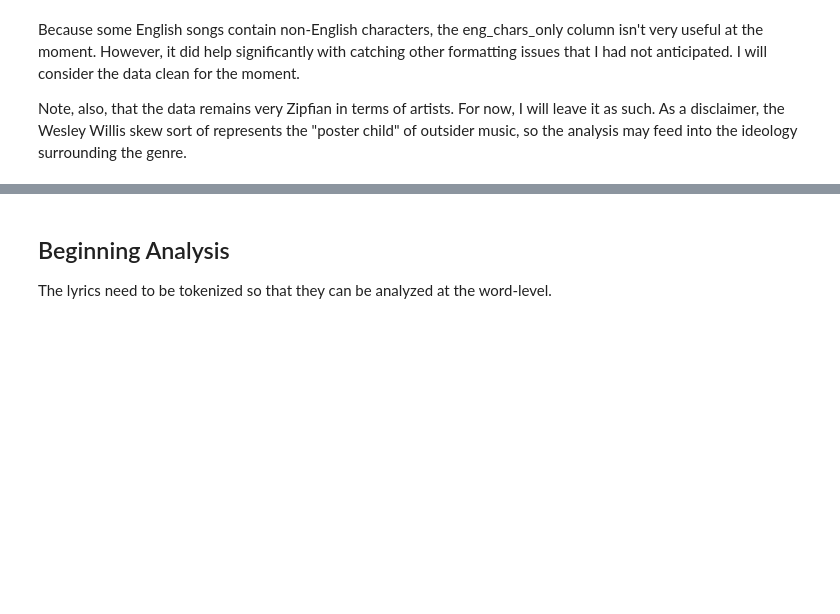
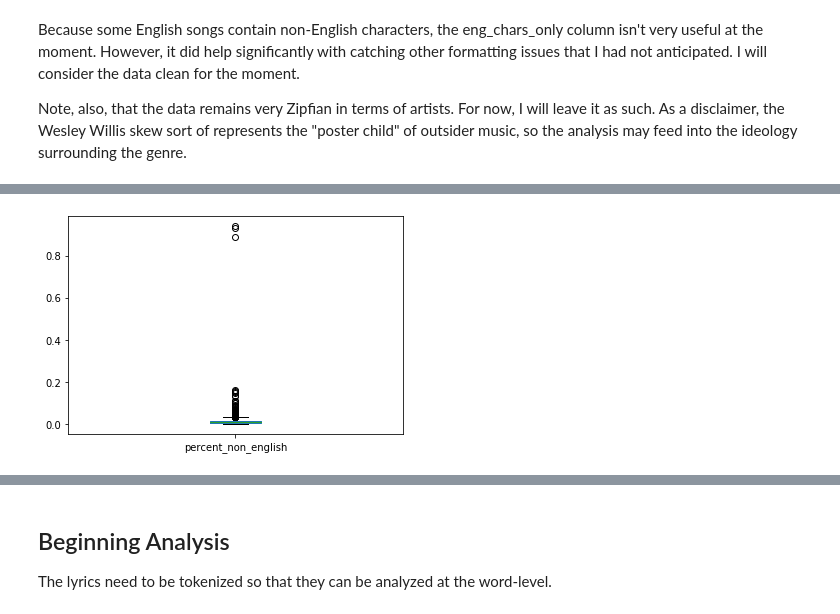
Before and after one commit to Data-Science-for-Linguists-2022/Outsider-Music-Linguistic-Analysis, a Jupyter notebook: scripts_&_analysis/3_data_cleaning_and_exploration.ipynb, the cells around one changed output, grey strips where cells are left out. Saved outputs shown, nothing was run; the diff lists cells and outputs as text; code cells hidden in the pictures; blank space fills up the shorter version.

```diff
--- a/scripts_&_analysis/3_data_cleaning_and_exploration.ipynb
+++ b/scripts_&_analysis/3_data_cleaning_and_exploration.ipynb
@@ -509,3 +504,16 @@ while i != len(lyricsdf):
 Because some English songs contain non-English characters, the eng_chars_only column isn't very useful at the moment.  However, it did help significantly with catching other formatting issues that I had not anticipated.  I will consider the data clean for the moment.
 
 Note, also, that the data remains very Zipfian in terms of artists.  For now, I will leave it as such.  As a disclaimer, the Wesley Willis skew sort of represents the "poster child" of outsider music, so the analysis may feed into the ideology surrounding the genre.
+# %%
+# returns % of characters that are non-English
+def nonEngChars(s):
+    i = 0  # counter for non-Eng chars
+    for c in s:  # iterate through string
+        try:
+            c.encode(encoding='utf-8').decode('ascii')
+        except UnicodeDecodeError:
+            i+=1  # increment if char causes error
+    if len(s) > 0:
+        return i/len(s)
+    else:
+        return np.nan
@@ -511,0 +525,3 @@ Note, also, that the data remains very Zipfian in terms of artists.  For now, I
+# %%
+lyricsdf["percent_non_english"] = lyricsdf.lyrics.map(lambda x: nonEngChars(x))
+lyricsdf.head()
@@ -511,0 +535,7 @@ Note, also, that the data remains very Zipfian in terms of artists.  For now, I
+# %%
+# Looks like a good number are on the low end, but some are on the higher end.
+# Potentially missing lyric data!
+lyricsdf.percent_non_english.plot(kind='box')
+plt.show()
+# %% [output]
+[figure, added]
```
Also changed, not shown: parts of 37 cells of this notebook.
